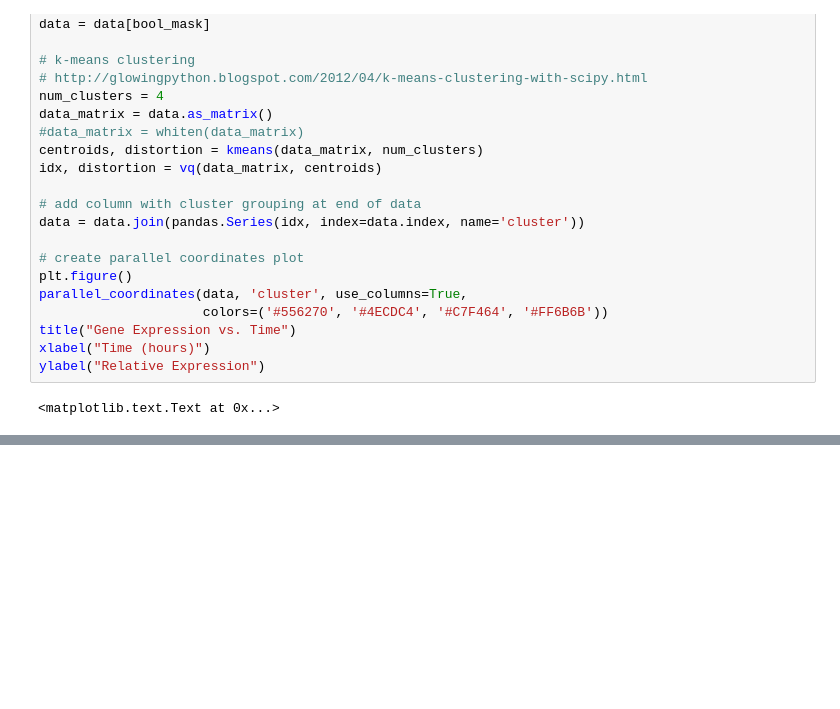
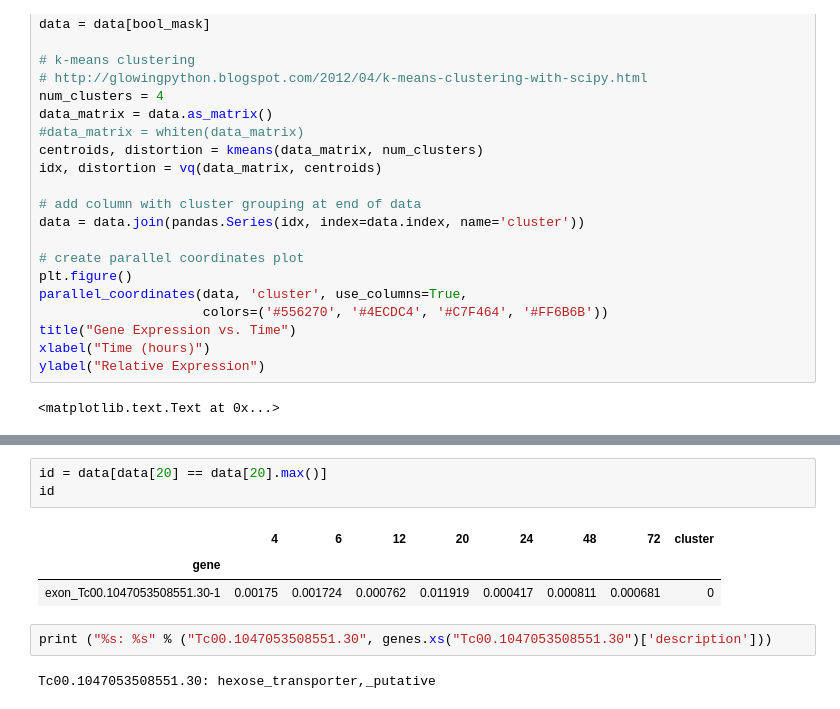
Before and after one commit to khughitt/rotation_el-sayed, a Jupyter notebook: notebooks/T_Cruzi_Gene_Expression_Time_Series_Analysis.ipynb, the cells around one changed output, grey strips where cells are left out. Drawn from its saved outputs; the diff is of its cells as text; blank space fills up the shorter version.

Commit message:
Added annotations to T. cruzi genes

```diff
--- a/notebooks/T_Cruzi_Gene_Expression_Time_Series_Analysis.ipynb
+++ b/notebooks/T_Cruzi_Gene_Expression_Time_Series_Analysis.ipynb
@@ -307,0 +345,11 @@ Outlier Analysis
+# %%
+id = data[data[20] == data[20].max()]
+id
+# %% [output]
+|  | 4 | 6 | 12 | 20 | 24 | 48 | 72 | cluster |
+| gene |  |  |  |  |  |  |  |  |
+| exon_Tc00.1047053508551.30-1 | 0.00175 | 0.001724 | 0.000762 | 0.011919 | 0.000417 | 0.000811 | 0.000681 | 0 |
+# %%
+print ("%s: %s" % ("Tc00.1047053508551.30", genes.xs("Tc00.1047053508551.30")['description']))
+# %% [output]
+Tc00.1047053508551.30: hexose_transporter,_putative
```
Also changed, not shown: parts of 11 cells of this notebook.
